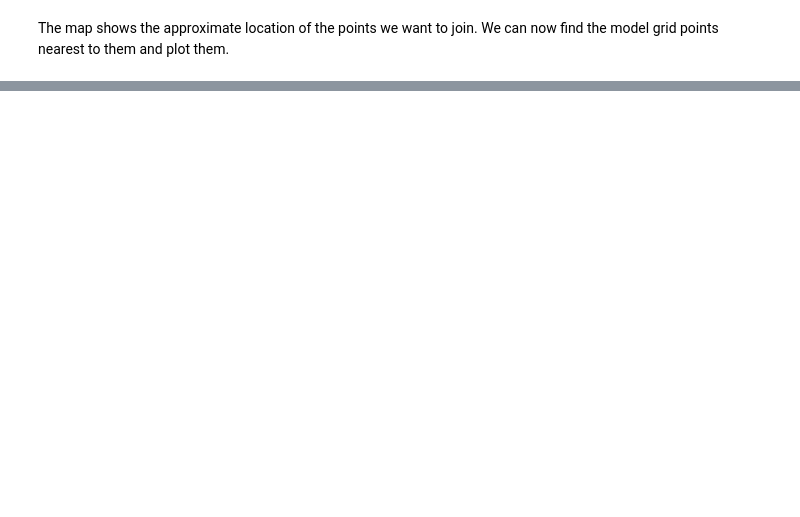
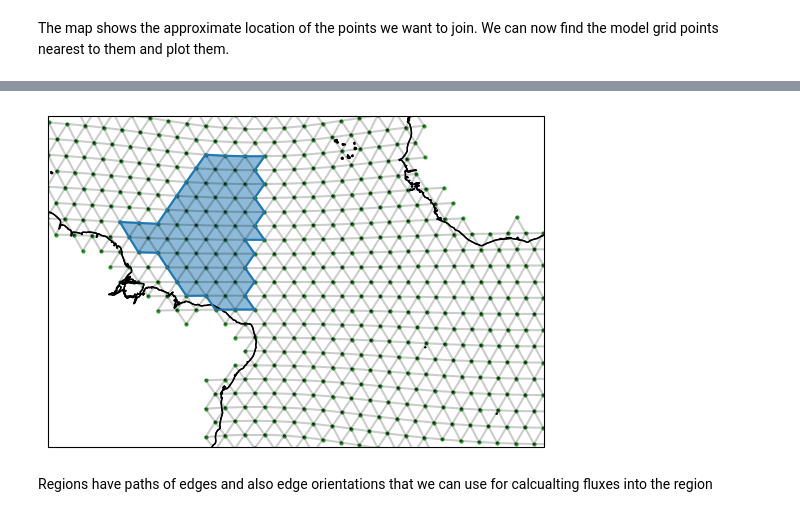
Before and after one commit to fraserwg/iconspy, a Jupyter notebook: quickstart.ipynb, the cells around one changed output, grey strips where cells are left out. Saved outputs shown, nothing was run; the diff lists cells and outputs as text; code cells hidden in the pictures; blank space fills up the shorter version.

```diff
--- a/quickstart.ipynb
+++ b/quickstart.ipynb
@@ -93,0 +181,9 @@ fig.legend()
+# %%
+example_region = ispy.Region("Offshore of the Amazon", [shortest, great_circle, contour], ds_IsD)
+# %%
+fig, ax = setup_plot_area(ds_IsD)
+example_region.plot(ax=ax, gridlines=False)
+# %% [output]
+[figure, added]
+# %% [markdown]
+Regions have paths of edges and also edge orientations that we can use for calcualting fluxes into the region
```
Also changed, not shown: parts of 20 cells of this notebook, 12 other files.
